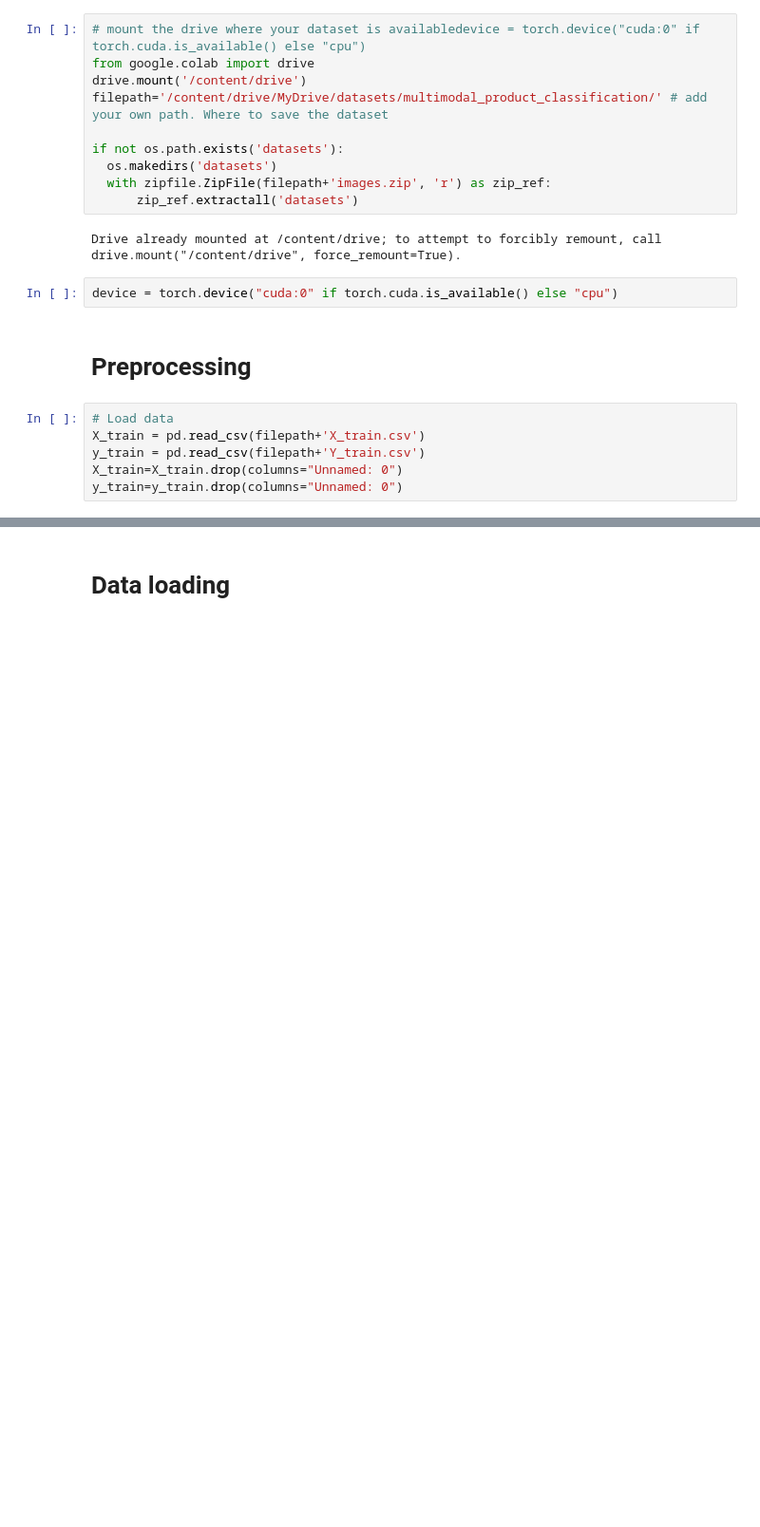
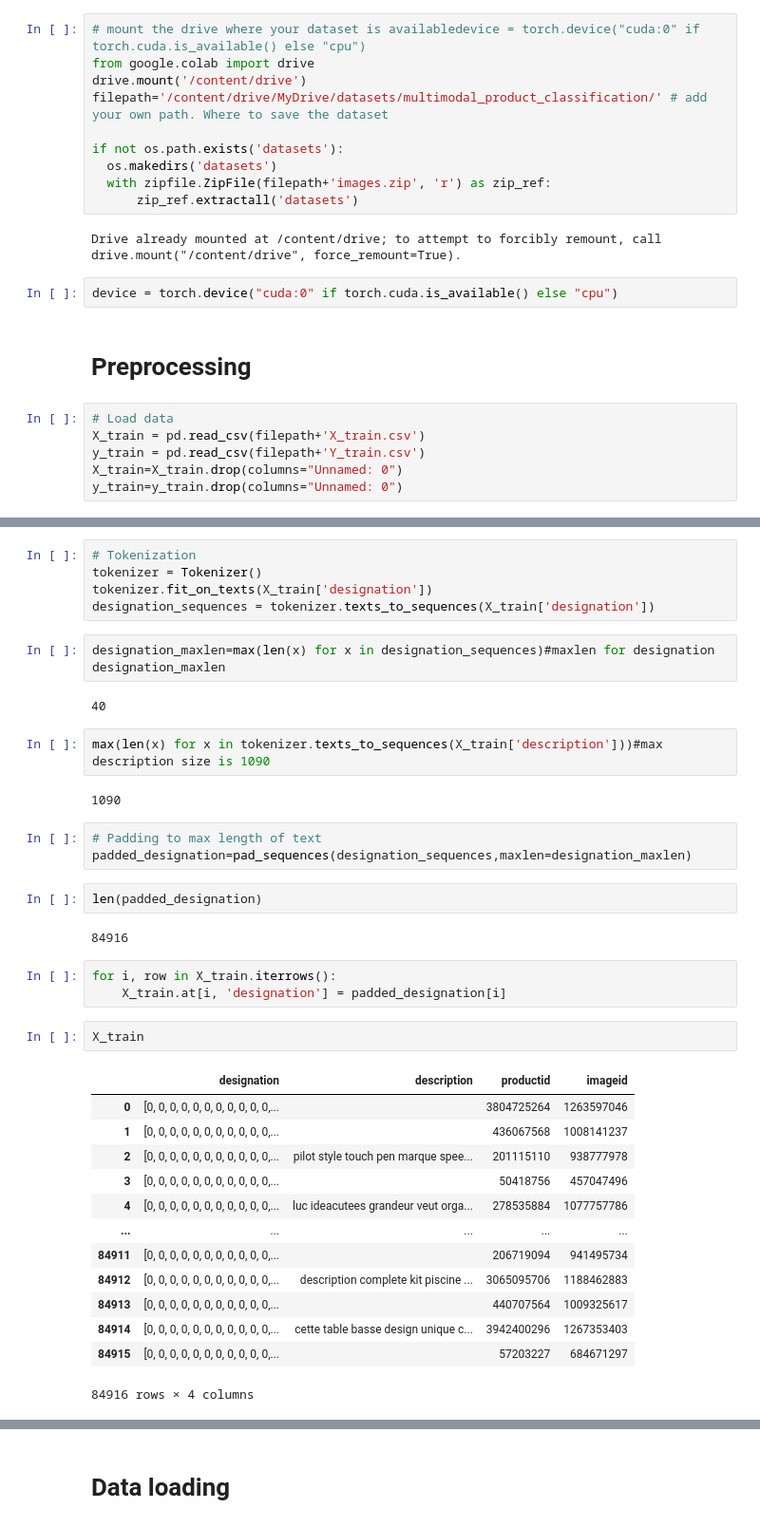
Before and after one commit to gatienc/multimodal_product_data_classification, a Jupyter notebook: notebooks/gatien_fusion_model_0.ipynb, the cells around one changed output, grey strips where cells are left out. Shown at 95% size. Saved outputs shown, nothing was run; the diff lists cells and outputs as text; blank space fills up the shorter version.

```diff
--- a/notebooks/gatien_fusion_model_0.ipynb
+++ b/notebooks/gatien_fusion_model_0.ipynb
@@ -142,0 +168,40 @@ Name: designation, dtype: object
+# %%
+# Tokenization
+tokenizer = Tokenizer()
+tokenizer.fit_on_texts(X_train['designation'])
+designation_sequences = tokenizer.texts_to_sequences(X_train['designation'])
+# %%
+designation_maxlen=max(len(x) for x in designation_sequences)#maxlen for designation
+designation_maxlen
+# %% [output]
+40
+# %%
+max(len(x) for x in tokenizer.texts_to_sequences(X_train['description']))#max description size is 1090
+# %% [output]
+1090
+# %%
+# Padding to max length of text
+padded_designation=pad_sequences(designation_sequences,maxlen=designation_maxlen)
+# %%
+len(padded_designation)
+# %% [output]
+84916
+# %%
+for i, row in X_train.iterrows():
+    X_train.at[i, 'designation'] = padded_designation[i]
+# %%
+X_train
+# %% [output]
+|  | designation | description | productid | imageid |
+| 0 | [0, 0, 0, 0, 0, 0, 0, 0, 0, 0, 0,... |  | 3804725264 | 1263597046 |
+| 1 | [0, 0, 0, 0, 0, 0, 0, 0, 0, 0, 0,... |  | 436067568 | 1008141237 |
+| 2 | [0, 0, 0, 0, 0, 0, 0, 0, 0, 0, 0,... | pilot style touch pen marque spee... | 201115110 | 938777978 |
+| 3 | [0, 0, 0, 0, 0, 0, 0, 0, 0, 0, 0,... |  | 50418756 | 457047496 |
+| 4 | [0, 0, 0, 0, 0, 0, 0, 0, 0, 0, 0,... | luc ideacutees grandeur veut orga... | 278535884 | 1077757786 |
+| ... | ... | ... | ... | ... |
+| 84911 | [0, 0, 0, 0, 0, 0, 0, 0, 0, 0, 0,... |  | 206719094 | 941495734 |
+| 84912 | [0, 0, 0, 0, 0, 0, 0, 0, 0, 0, 0,... | description complete kit piscine ... | 3065095706 | 1188462883 |
+| 84913 | [0, 0, 0, 0, 0, 0, 0, 0, 0, 0, 0,... |  | 440707564 | 1009325617 |
+| 84914 | [0, 0, 0, 0, 0, 0, 0, 0, 0, 0, 0,... | cette table basse design unique c... | 3942400296 | 1267353403 |
+| 84915 | [0, 0, 0, 0, 0, 0, 0, 0, 0, 0, 0,... |  | 57203227 | 684671297 |
+84916 rows × 4 columns
```
Also changed, not shown: parts of 9 cells of this notebook.
